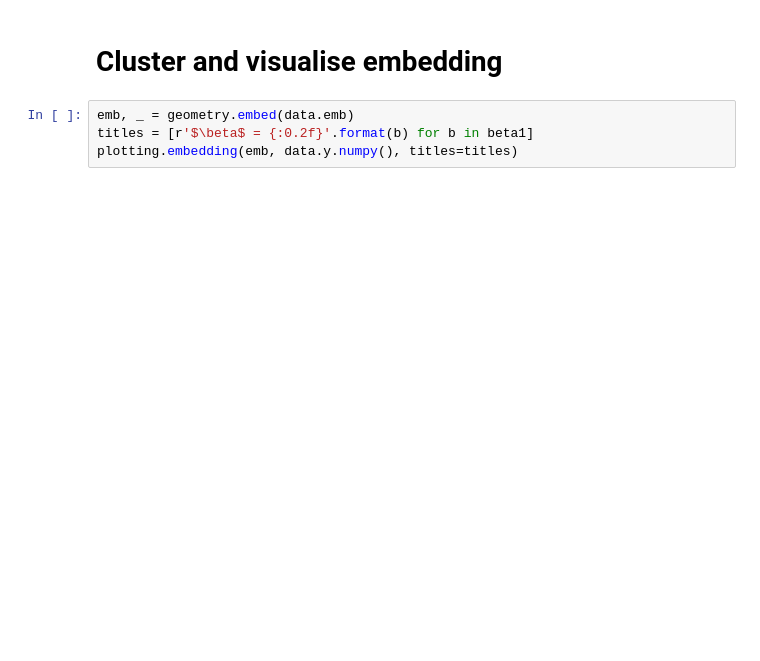
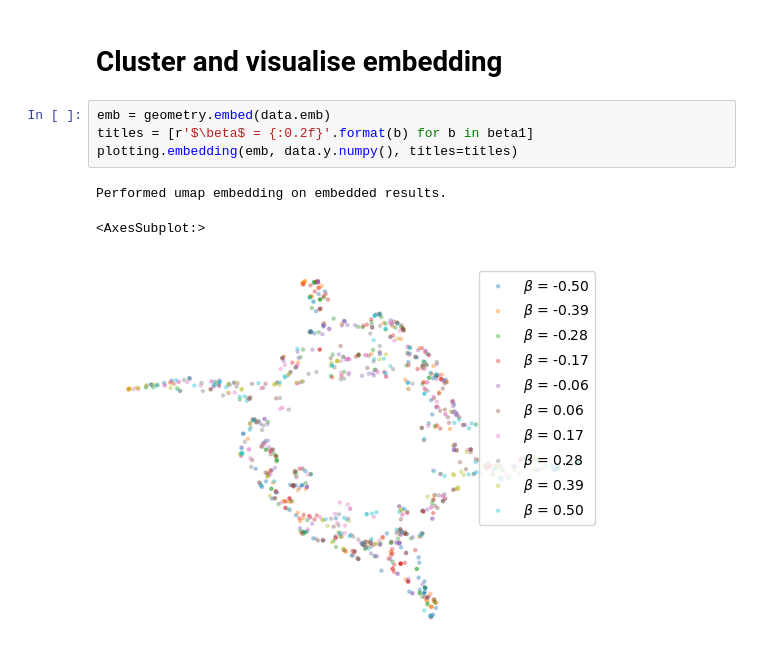
Before and after one commit to agosztolai/MARBLE, a Jupyter notebook: examples/ex_vanderpol.ipynb, the cells around one changed output. Saved outputs shown, nothing was run; the diff lists cells and outputs as text; blank space fills up the shorter version.

```diff
--- a/examples/ex_vanderpol.ipynb
+++ b/examples/ex_vanderpol.ipynb
@@ -145,9 +158,13 @@ plt.imshow(dist)
 # %% [markdown]
 # Cluster and visualise embedding
 # %%
-emb, _ = geometry.embed(data.emb)
+emb = geometry.embed(data.emb)
 titles = [r'$\beta$ = {:0.2f}'.format(b) for b in beta1]
 plotting.embedding(emb, data.y.numpy(), titles=titles)
+# %% [output]
+Performed umap embedding on embedded results.
+<AxesSubplot:>
+[figure, added]
 # %%
 n_clusters=[2,4,6,8]
 fig, ax = plt.subplots(len(n_clusters),4, figsize=(10,10))
```
Also changed, not shown: parts of 15 cells of this notebook, 13 other files.
